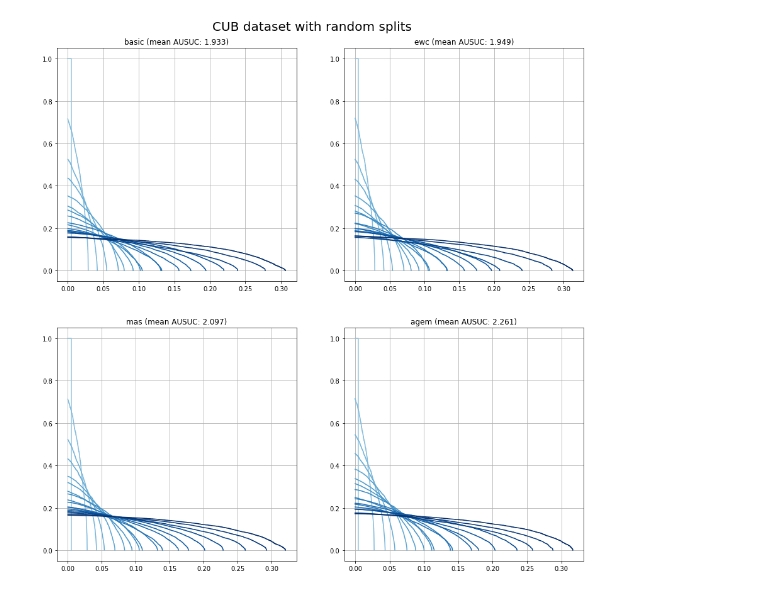
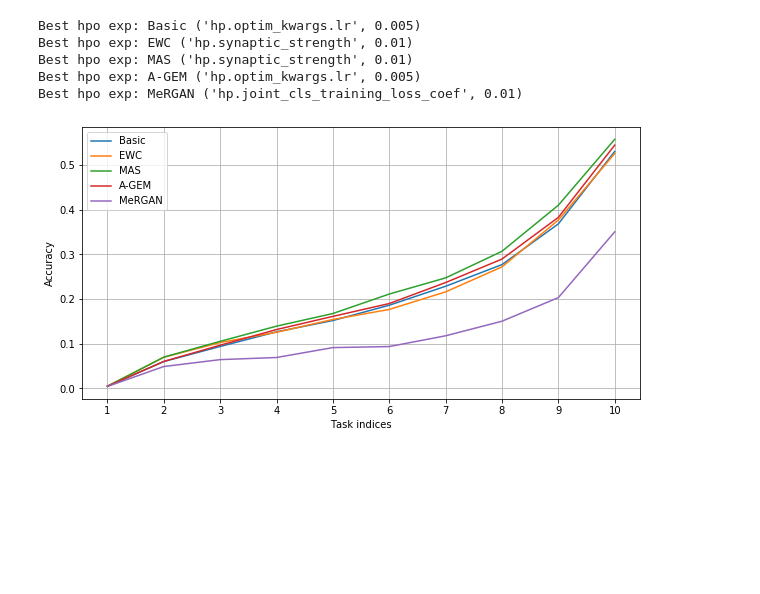
Before and after one commit to universome/class-norm, a Jupyter notebook: notebooks/visualization.ipynb, the cells around one changed output. Cells and saved outputs as stored; diff of their text form; code cells hidden in the pictures; blank space fills up the shorter version.

Commit message:
feat: visualizing GenMem and forgetting speed

```diff
--- a/notebooks/visualization.ipynb
+++ b/notebooks/visualization.ipynb
@@ -106,22 +0,0 @@ for subplot in subplots[len(ausuc_accs['basic'][0]):]:
-# %%
-nrows, ncols = 2, 2
-fig, subplots = plt.subplots(nrows=nrows, ncols=ncols, figsize=(15, 15))
-fig.suptitle('CUB dataset with random splits', y=0.92, fontsize=20)
-subplots = [s for subplots_row in subplots for s in subplots_row]
-
-for i, method in enumerate(methods):
-    num_measurements = len(ausuc_accs[method][0])
-    s_accs = [np.mean([run[i][0] for run in ausuc_accs[method]], axis=0) for i in range(num_measurements)]
-    u_accs = [np.mean([run[i][1] for run in ausuc_accs[method]], axis=0) for i in range(num_measurements)]
-    colors = plt.cm.Blues(np.linspace(0.4 ,1,len(accs)))
-
-    for color, s, u in zip(colors, s_accs, u_accs):
-        subplots[i].plot(u, s, color=color)
-
-    ausucs = 100 * np.array([np.trapz(y=s, x=u) for s, u in zip(s_accs, u_accs)])
-
-    subplots[i].set_title(f'{method} (mean AUSUC: {np.mean(ausucs):.03f})')
-    subplots[i].grid()
-    #subplots[i].legend()
-# %% [output]
-[figure, removed]
@@ -127,0 +102,43 @@ for i, method in enumerate(methods):
+# %%
+def load_labels(seed):
+    return np.load(f'../labels/labels{seed}.npy').tolist()
+# %%
+from tqdm import tqdm
+
+plt.figure(figsize=(10, 5))
+all_acc_histories = []
+task_indices = np.arange(1, 11)
+best_hpo_results_idx = {}
+
+for method in methods:
+    curr_acc_histories = []
+
+    for hpo_exp_key, hpo_exp_value in hpo_exps[method]:
+        curr_hpo_idx = [i for i, c in enumerate(configs[method]) if c.get(hpo_exp_key) == hpo_exp_value]
+        random_seeds = [configs[method][i].random_seed for i in curr_hpo_idx]
+        curr_logits = [logits[method][i] for i in curr_hpo_idx]
+        curr_targets = [load_labels(s) for s in random_seeds]
+        curr_class_splits = [class_splits[method][i] for i in curr_hpo_idx]
+
+        acc_histories = [compute_joined_zst_acc_history(ls, trg, cs) for ls, trg, cs in zip(curr_logits, curr_targets, curr_class_splits)]
+        acc_histories = np.array(acc_histories)
+        all_acc_histories.append(acc_histories)
+        curr_acc_histories.append(acc_histories.mean(axis=0))
+
+    best_idx = np.array(curr_acc_histories)[:, -1].argmax()
+    best_hpo_results_idx[method] = best_idx
+    print('Best hpo exp:', method, hpo_exps[method][best_idx])
+    plt.plot(task_indices, curr_acc_histories[best_idx], label=f'{method}')
+
+plt.legend()
+plt.ylabel('Accuracy')
+plt.xlabel('Task indices')
+plt.xticks(task_indices)
+plt.grid()
+# %% [output]
+Best hpo exp: Basic ('hp.optim_kwargs.lr', 0.005)
+Best hpo exp: EWC ('hp.synaptic_strength', 0.01)
+Best hpo exp: MAS ('hp.synaptic_strength', 0.01)
+Best hpo exp: A-GEM ('hp.optim_kwargs.lr', 0.005)
+Best hpo exp: MeRGAN ('hp.joint_cls_training_loss_coef', 0.01)
+[figure, added]
```
Also changed, not shown: parts of 13 cells of this notebook.
